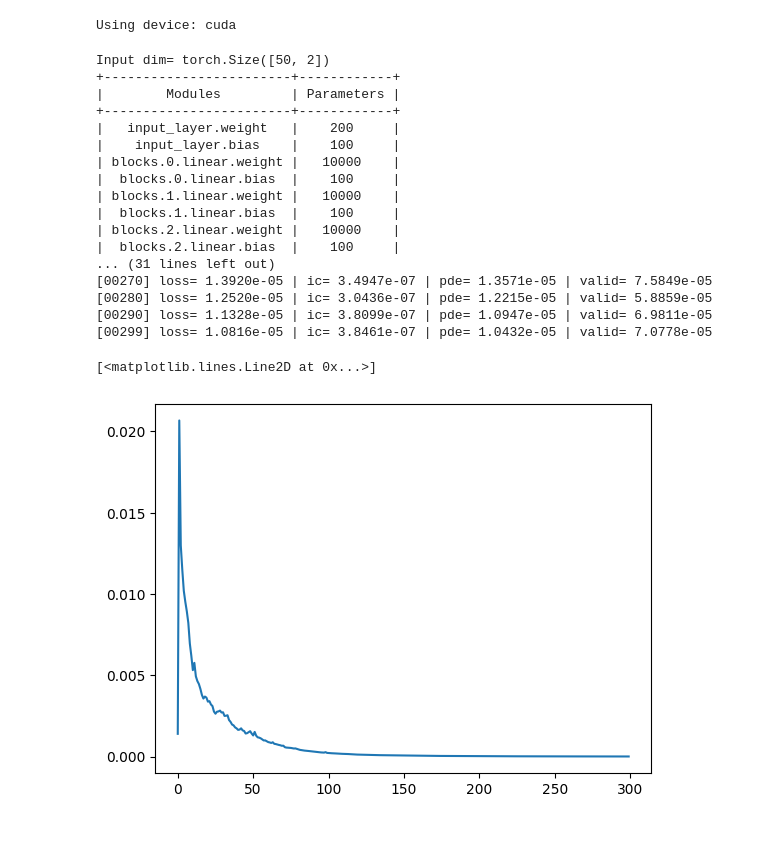
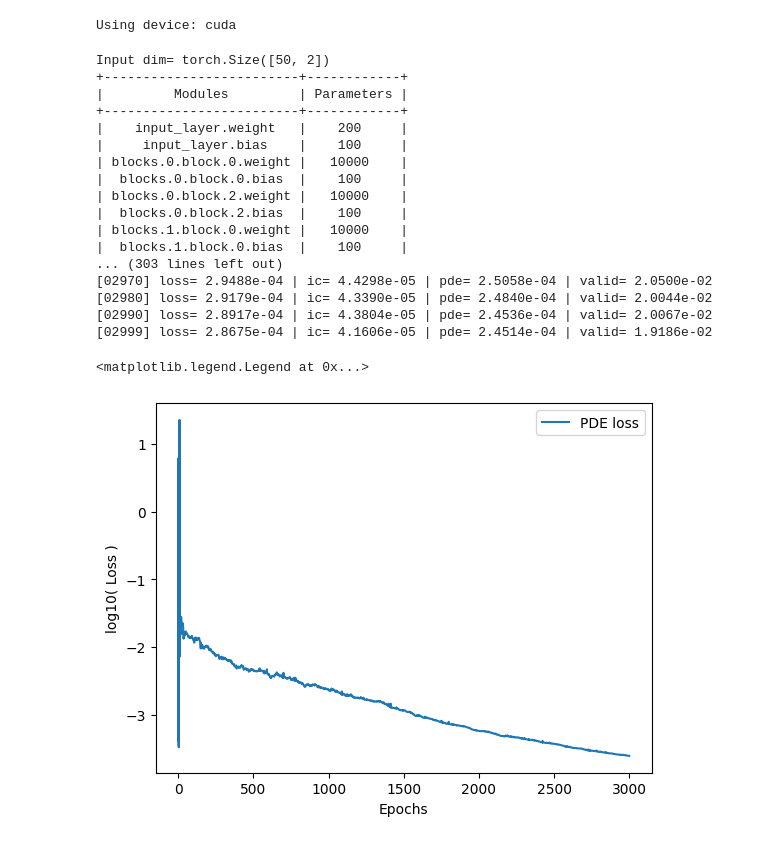
Before and after one commit to oihanc/INF8225_TD4, a Jupyter notebook: PINNs.ipynb, the cells around one changed output. Cells and saved outputs as stored; diff of their text form; code cells hidden in the pictures.

```diff
--- a/PINNs.ipynb
+++ b/PINNs.ipynb
@@ -17,12 +18,16 @@ Using device: cuda
 class ResidualBlock(nn.Module):
     def __init__(self, dim, use_residual=True):
         super().__init__()
-        self.linear = nn.Linear(dim, dim)
-        self.activation = nn.Tanh()
         self.use_residual = use_residual
 
+        self.block = nn.Sequential(
+            nn.Linear(dim, dim),
+            nn.Tanh(),
+            nn.Linear(dim, dim)
+        )
+
     def forward(self, x):
-        out = self.activation(self.linear(x))
+        out = self.block(x)
         if self.use_residual:
             return x + out
         else:
@@ -215,17 +220,17 @@ def train(max_epochs=1000):
     # print(f"t_bc= {t_bc}")
 
     # Collocation points (residual enforcement)
-    N_f = 5_000
+    N_f = 20_000
     idx_f = torch.randperm(XT.shape[0])[:N_f]
     X_f = XT[idx_f].to(device)
 
     # Model + optimizer
     # model = PINN(in_dim=2, out_dim=2, width=64, depth=4)
-    model = PINN(input_dim=2, hidden_dim=100, output_dim=2, num_blocks=3, use_residual=False).to(device)
+    model = PINN(input_dim=2, hidden_dim=100, output_dim=2, num_blocks=2, use_residual=False).to(device)
     # optimizer = torch.optim.Adam(model.parameters(), lr=1e-5)
 
 
-    optimizer = torch.optim.LBFGS(model.parameters(), lr=1, max_iter=20)
+    optimizer = torch.optim.LBFGS(model.parameters(), lr=1, max_iter=1)
     # Beat State-of-the-Art: [00299] loss= 4.3018e-05 | ic= 3.4003e-06 | pde= 3.9617e-05 | valid= 6.8350e-04
     # lr= 1, max_iter= 20
 
@@ -273,37 +278,46 @@ def train(max_epochs=1000):
         if epoch % 10 == 0 or epoch == max_epochs-1:
 
             mse_u, mse_v = evaluate_mse(model, data)
-            # mse_val = mse_u + mse_v
+            mse_val = mse_u + mse_v
+            loss_val_log[epoch] = mse_val.item()
 
-            print(f"[{epoch:05d}] loss= {loss.item():.4e} | ic= {loss_data.item():.4e} | pde= {loss_phys.item():.4e} | valid= {mse_u:.4e}")
+            print(f"[{epoch:05d}] loss= {loss.item():.4e} | ic= {loss_data.item():.4e} | pde= {loss_phys.item():.4e} | valid= {mse_val:.4e}")
 
-    return model, loss_pde_log
+    return model, (loss_pde_log, loss_val_log)
 
-model, loss_pde_log = train(max_epochs=300)
+model, (loss_pde_log, loss_val_log) = train(max_epochs=3000)
 # %% [output]
 Input dim= torch.Size([50, 2])
-+------------------------+------------+
-|        Modules         | Parameters |
-+------------------------+------------+
-|   input_layer.weight   |    200     |
-|    input_layer.bias    |    100     |
-| blocks.0.linear.weight |   10000    |
-|  blocks.0.linear.bias  |    100     |
-| blocks.1.linear.weight |   10000    |
-|  blocks.1.linear.bias  |    100     |
-| blocks.2.linear.weight |   10000    |
-|  blocks.2.linear.bias  |    100     |
-... (31 lines left out)
-[00270] loss= 1.3920e-05 | ic= 3.4947e-07 | pde= 1.3571e-05 | valid= 7.5849e-05
-[00280] loss= 1.2520e-05 | ic= 3.0436e-07 | pde= 1.2215e-05 | valid= 5.8859e-05
-[00290] loss= 1.1328e-05 | ic= 3.8099e-07 | pde= 1.0947e-05 | valid= 6.9811e-05
-[00299] loss= 1.0816e-05 | ic= 3.8461e-07 | pde= 1.0432e-05 | valid= 7.0778e-05
++-------------------------+------------+
+|         Modules         | Parameters |
++-------------------------+------------+
+|    input_layer.weight   |    200     |
+|     input_layer.bias    |    100     |
+| blocks.0.block.0.weight |   10000    |
+|  blocks.0.block.0.bias  |    100     |
+| blocks.0.block.2.weight |   10000    |
+|  blocks.0.block.2.bias  |    100     |
+| blocks.1.block.0.weight |   10000    |
+|  blocks.1.block.0.bias  |    100     |
+... (303 lines left out)
+[02970] loss= 2.9488e-04 | ic= 4.4298e-05 | pde= 2.5058e-04 | valid= 2.0500e-02
+[02980] loss= 2.9179e-04 | ic= 4.3390e-05 | pde= 2.4840e-04 | valid= 2.0044e-02
+[02990] loss= 2.8917e-04 | ic= 4.3804e-05 | pde= 2.4536e-04 | valid= 2.0067e-02
+[02999] loss= 2.8675e-04 | ic= 4.1606e-05 | pde= 2.4514e-04 | valid= 1.9186e-02
 # %%
+loss_pde_log[0] = np.nan
+loss_val_log[0] = np.nan
+
+
 fig, ax = plt.subplots()
-ax.plot(loss_pde_log)
+ax.plot(np.log10(loss_pde_log), label="PDE loss")
+# ax.plot(loss_val_log, label="Val loss")
+ax.set_xlabel("Epochs")
+ax.set_ylabel("log10( Loss )")
+ax.legend()
 # %% [output]
-[<matplotlib.lines.Line2D at 0x...>]
+<matplotlib.legend.Legend at 0x...>
-[figure, old version]
+[figure, new version]
 # %%
 def plot_prediction(model, data_path="data/NLS.mat"):
     model.eval()
```
Also changed, not shown: parts of 2 cells of this notebook, 3 other files.
